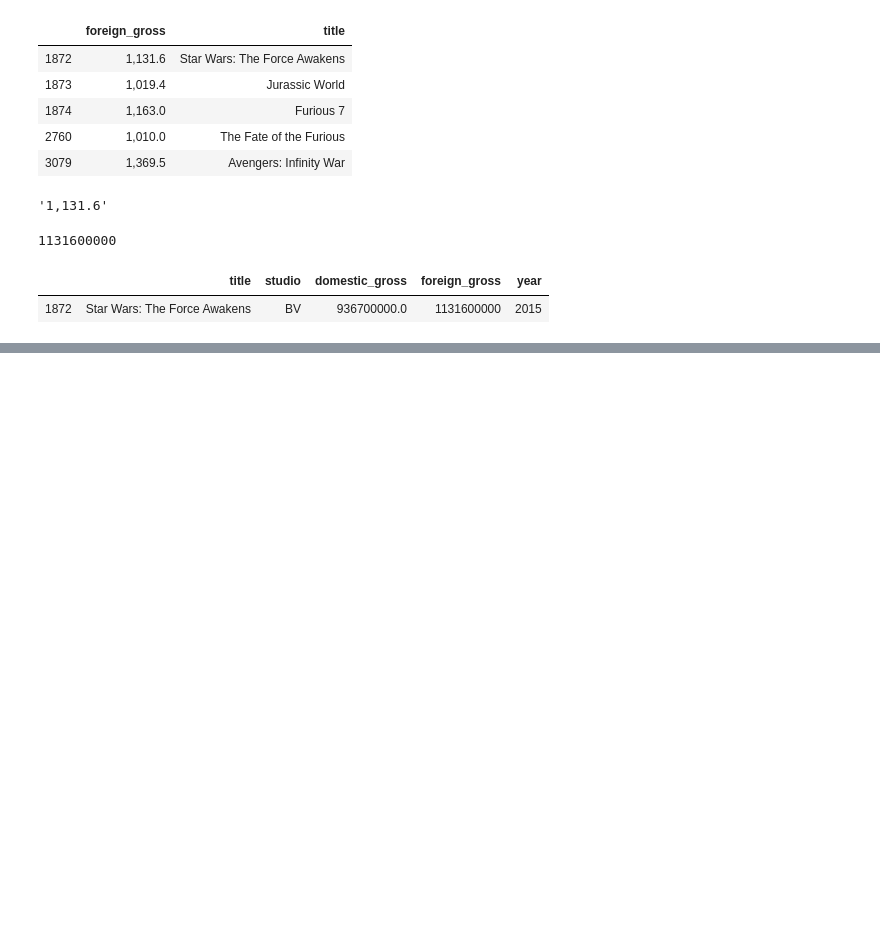
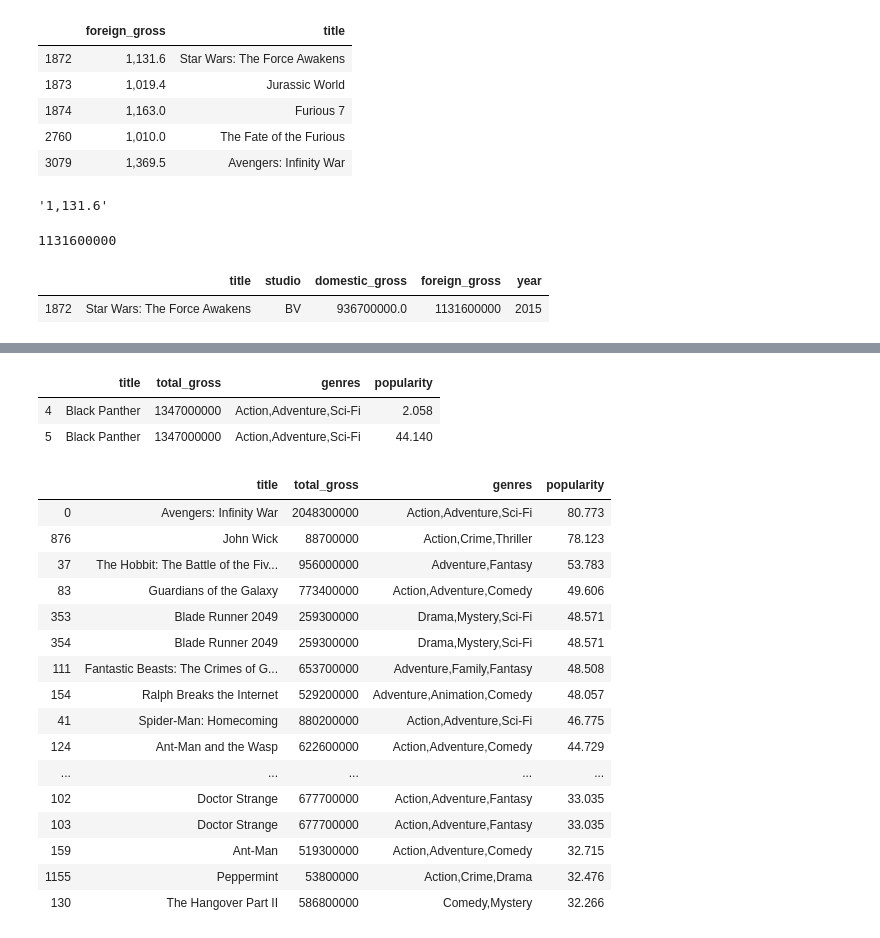
Before and after one commit to joseh4/dc-ds-010620, a Jupyter notebook: module-1/project/data/project_progress.ipynb, the cells around one changed output, grey strips where cells are left out. Saved outputs shown, nothing was run; the diff lists cells and outputs as text; code cells hidden in the pictures; blank space fills up the shorter version.

```diff
--- a/module-1/project/data/project_progress.ipynb
+++ b/module-1/project/data/project_progress.ipynb
@@ -112,0 +213,5 @@ ValueError: too many values to unpack (expected 2)
+# %%
+two_tables = pd.merge(first_100_most_profittable, new_movies, on = 'title', how = 'inner')
+# drop unnecessary columns
+# combined_table = combined_table.drop(columns = ['Unnamed: 0', 'id', 'original_language', 'release_date', 'vote_average', 'vote_count'])
+two_tables
@@ -112,0 +242,4 @@ ValueError: too many values to unpack (expected 2)
+# %%
+popularity = pd.read_csv('tmdb.movies.csv.gz')
+popularity = popularity.drop(columns = ['Unnamed: 0','genre_ids','id','original_language','original_title','release_date','vote_average','vote_count'])
+popularity
@@ -112,0 +260,3 @@ ValueError: too many values to unpack (expected 2)
+# %%
+combined_data = pd.merge(two_tables, popularity, on = 'title', how = 'inner')
+combined_data.nlargest(10, 'popularity')
@@ -112,0 +275,28 @@ ValueError: too many values to unpack (expected 2)
+# %%
+test_data = combined_data
+# %%
+test_data.loc[test_data['title'] == 'Black Panther']
+# %% [output]
+|  | title | total_gross | genres | popularity |
+| 4 | Black Panther | 1347000000 | Action,Adventure,Sci-Fi | 2.058 |
+| 5 | Black Panther | 1347000000 | Action,Adventure,Sci-Fi | 44.140 |
+# %%
+test_data.nlargest(50, columns = 'popularity')
+# %% [output]
+|  | title | total_gross | genres | popularity |
+| 0 | Avengers: Infinity War | 2048300000 | Action,Adventure,Sci-Fi | 80.773 |
+| 876 | John Wick | 88700000 | Action,Crime,Thriller | 78.123 |
+| 37 | The Hobbit: The Battle of the Fiv... | 956000000 | Adventure,Fantasy | 53.783 |
+| 83 | Guardians of the Galaxy | 773400000 | Action,Adventure,Comedy | 49.606 |
+| 353 | Blade Runner 2049 | 259300000 | Drama,Mystery,Sci-Fi | 48.571 |
+| 354 | Blade Runner 2049 | 259300000 | Drama,Mystery,Sci-Fi | 48.571 |
+| 111 | Fantastic Beasts: The Crimes of G... | 653700000 | Adventure,Family,Fantasy | 48.508 |
+| 154 | Ralph Breaks the Internet | 529200000 | Adventure,Animation,Comedy | 48.057 |
+| 41 | Spider-Man: Homecoming | 880200000 | Action,Adventure,Sci-Fi | 46.775 |
+| 124 | Ant-Man and the Wasp | 622600000 | Action,Adventure,Comedy | 44.729 |
+| ... | ... | ... | ... | ... |
+| 102 | Doctor Strange | 677700000 | Action,Adventure,Fantasy | 33.035 |
+| 103 | Doctor Strange | 677700000 | Action,Adventure,Fantasy | 33.035 |
+| 159 | Ant-Man | 519300000 | Action,Adventure,Comedy | 32.715 |
+| 1155 | Peppermint | 53800000 | Action,Crime,Drama | 32.476 |
+| 130 | The Hangover Part II | 586800000 | Comedy,Mystery | 32.266 |
```
Also changed, not shown: parts of 27 cells of this notebook, 4 other files.
